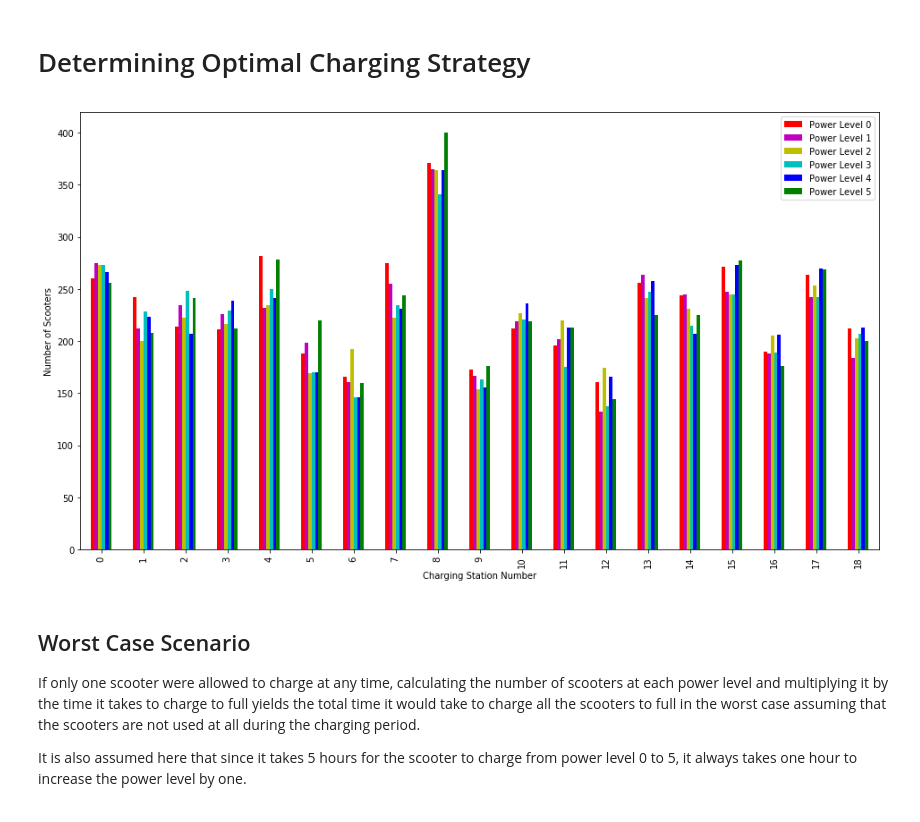
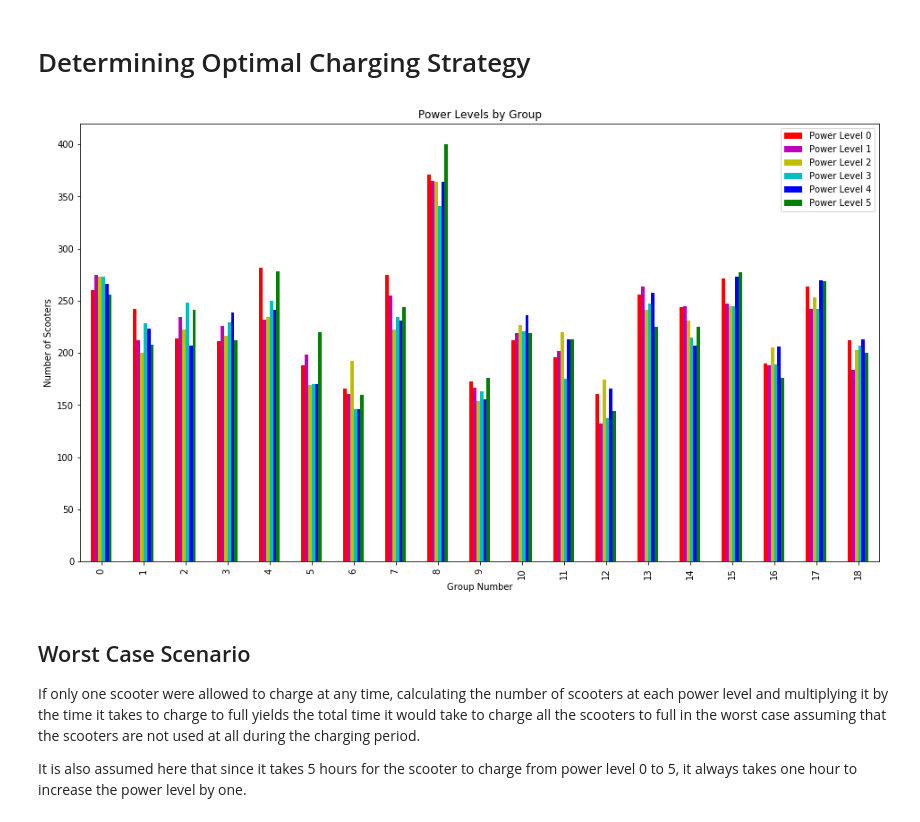
Before and after one commit to bkshrader/xtern-data-science-work-sample, a Jupyter notebook: worksample.ipynb, the cells around one changed output. Cells and saved outputs as stored; diff of their text form; code cells hidden in the pictures.

```diff
--- a/worksample.ipynb
+++ b/worksample.ipynb
@@ -140,12 +140,13 @@ for group in range(19):
 power_data = pd.DataFrame(group_power_levels)
 # %%
 fig, ax = plt.subplots()
-plt.xlabel("Charging Station Number")
+plt.title("Power Levels by Group")
+plt.xlabel("Group Number")
 plt.ylabel("Number of Scooters")
 subplot = power_data.plot.bar(fig=fig, ax=ax, color="rmycbg", figsize=(16, 9))
 fig.patch.set_facecolor("white")
 # %% [output]
-[figure, old version]
+[figure, new version]
 # %% [markdown]
 ## Worst Case Scenario
 
```
Also changed, not shown: parts of 1 cell of this notebook.
